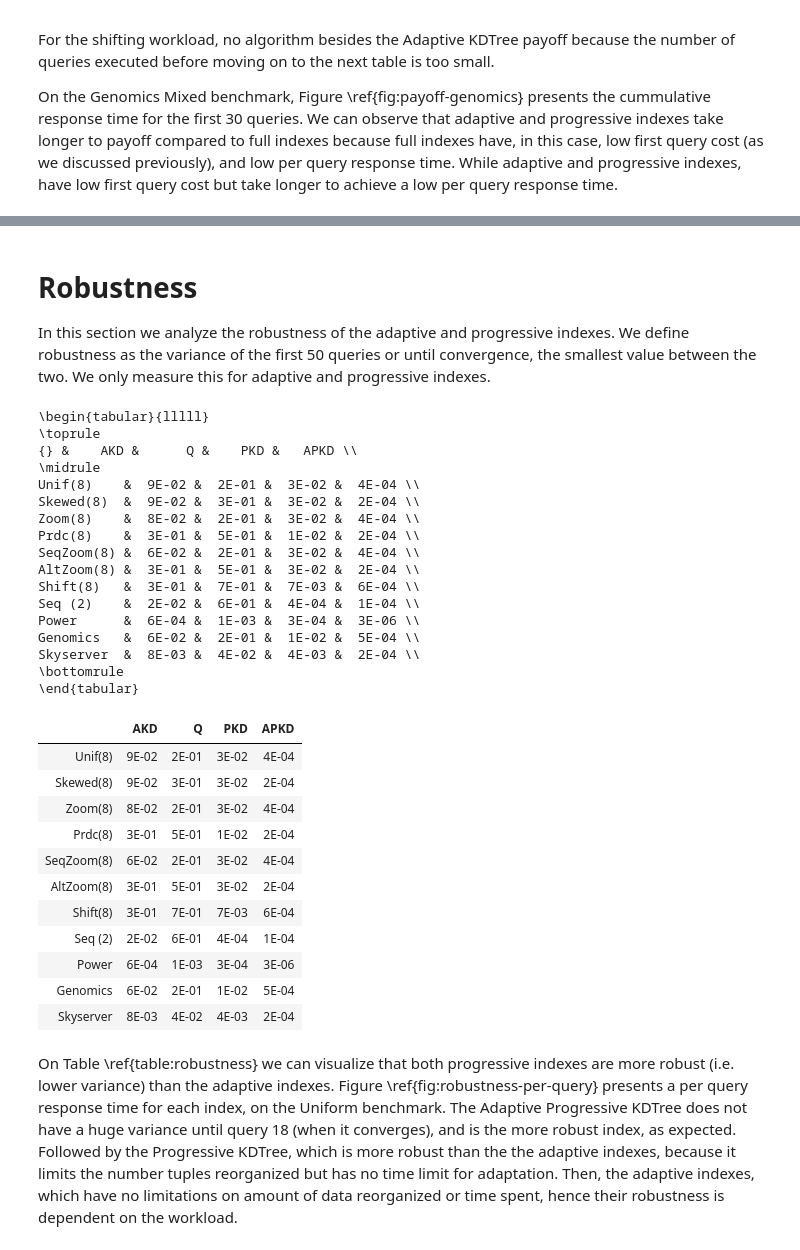
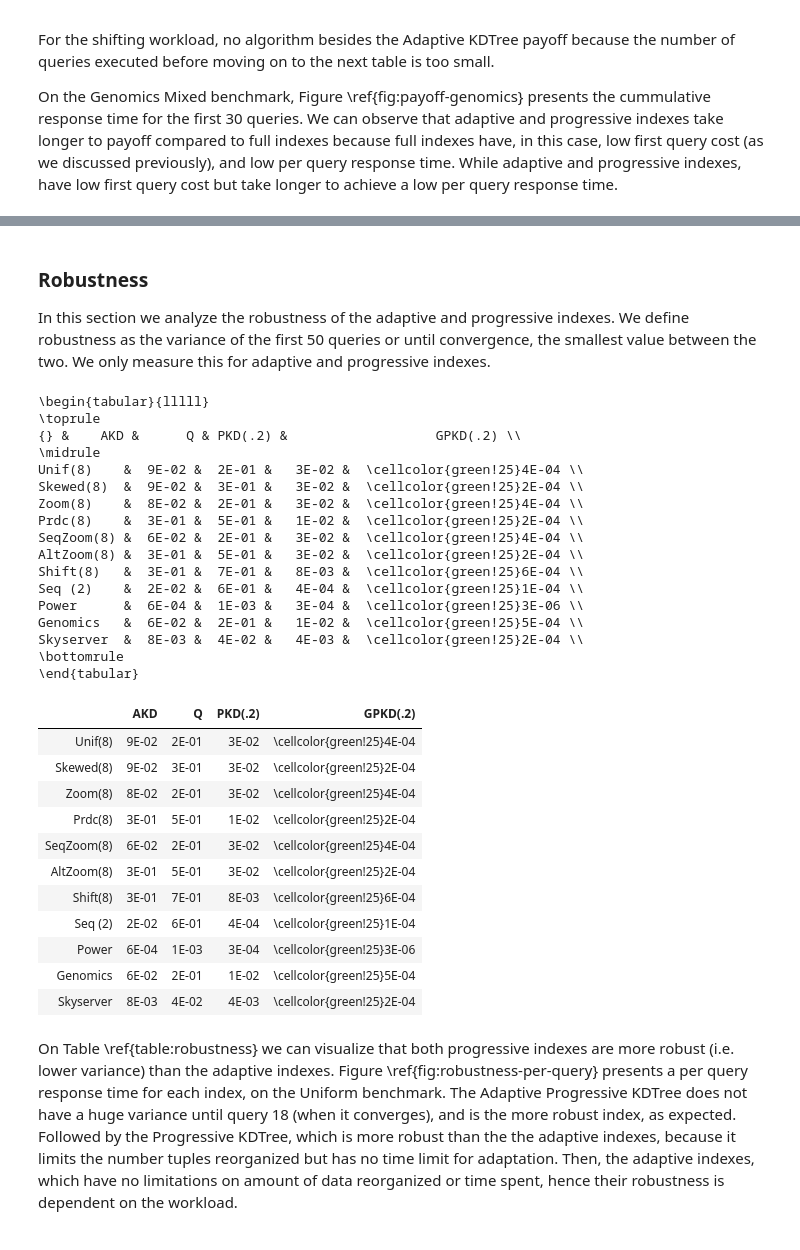
Before and after one commit to pdet/MultidimensionalAdaptiveIndexing, a Jupyter notebook: experiments/plots.ipynb, the cells around one changed output, grey strips where cells are left out. Cells and saved outputs as stored; diff of their text form; code cells hidden in the pictures.

```diff
--- a/experiments/plots.ipynb
+++ b/experiments/plots.ipynb
@@ -274,10 +296,10 @@ def get_first_query(df):
     return df['query_time'].iloc[0]
 
 def get_payoff(df, baseline):
-    p = [i for i, x in enumerate(df['query_time_cumsum'] - (baseline['query_time_cumsum']*0.95)) if x < 0]
+    p = [i for i, x in enumerate(df['query_time_cumsum'] - (baseline['query_time_cumsum'])) if x > 0]
     if len(p) == 0:
         return len(df)
-    return p[0]
+    return p[-1]
 
 def get_convergence(df, df_type=''):
     if df_type == 'full_index':
@@ -293,8 +315,8 @@ def get_robustness(df, df_type=''):
         return 0
     return np.var(df['query_time'][:min(50, get_convergence(df, df_type))])
 
-def get_total_time(df):
-    return df['query_time'].sum()
+def get_total_time(df, lower=0, upper=-1):
+    return df['query_time'][lower:upper].sum()
 # %%
 # Figures
 
@@ -1038,44 +942,44 @@ a
 # %% [output]
 [interactive output not drawn]
 # %% [markdown]
-# Robustness
+### Robustness
 In this section we analyze the robustness of the adaptive and progressive indexes. We define robustness as the variance of the first 50 queries or until convergence, the smallest value between the two. We only measure this for adaptive and progressive indexes.
 # %%
 idx = pd.IndexSlice
-a = m[['AKD', 'Q', 'PKD', 'APKD']].loc[idx[:, 'Robustness'], :]
+a = m[['AKD', 'Q', 'PKD(.2)', 'GPKD(.2)']].loc[idx[:, 'Robustness'], :]
 a = a.reset_index(level=1, drop=True)
-print(a.to_latex())
+print(pandas_to_latex(a, 'min', ignore_last=False, float_format='%.E'))
 a
 # %% [output]
 \begin{tabular}{lllll}
 \toprule
-{} &    AKD &      Q &    PKD &   APKD \\
+{} &    AKD &      Q & PKD(.2) &                   GPKD(.2) \\
 \midrule
-Unif(8)    &  9E-02 &  2E-01 &  3E-02 &  4E-04 \\
-Skewed(8)  &  9E-02 &  3E-01 &  3E-02 &  2E-04 \\
-Zoom(8)    &  8E-02 &  2E-01 &  3E-02 &  4E-04 \\
-Prdc(8)    &  3E-01 &  5E-01 &  1E-02 &  2E-04 \\
-SeqZoom(8) &  6E-02 &  2E-01 &  3E-02 &  4E-04 \\
-AltZoom(8) &  3E-01 &  5E-01 &  3E-02 &  2E-04 \\
-Shift(8)   &  3E-01 &  7E-01 &  7E-03 &  6E-04 \\
-Seq (2)    &  2E-02 &  6E-01 &  4E-04 &  1E-04 \\
-Power      &  6E-04 &  1E-03 &  3E-04 &  3E-06 \\
-Genomics   &  6E-02 &  2E-01 &  1E-02 &  5E-04 \\
-Skyserver  &  8E-03 &  4E-02 &  4E-03 &  2E-04 \\
+Unif(8)    &  9E-02 &  2E-01 &   3E-02 &  \cellcolor{green!25}4E-04 \\
+Skewed(8)  &  9E-02 &  3E-01 &   3E-02 &  \cellcolor{green!25}2E-04 \\
+Zoom(8)    &  8E-02 &  2E-01 &   3E-02 &  \cellcolor{green!25}4E-04 \\
+Prdc(8)    &  3E-01 &  5E-01 &   1E-02 &  \cellcolor{green!25}2E-04 \\
+SeqZoom(8) &  6E-02 &  2E-01 &   3E-02 &  \cellcolor{green!25}4E-04 \\
+AltZoom(8) &  3E-01 &  5E-01 &   3E-02 &  \cellcolor{green!25}2E-04 \\
+Shift(8)   &  3E-01 &  7E-01 &   8E-03 &  \cellcolor{green!25}6E-04 \\
+Seq (2)    &  2E-02 &  6E-01 &   4E-04 &  \cellcolor{green!25}1E-04 \\
+Power      &  6E-04 &  1E-03 &   3E-04 &  \cellcolor{green!25}3E-06 \\
+Genomics   &  6E-02 &  2E-01 &   1E-02 &  \cellcolor{green!25}5E-04 \\
+Skyserver  &  8E-03 &  4E-02 &   4E-03 &  \cellcolor{green!25}2E-04 \\
 \bottomrule
 \end{tabular}
-|  | AKD | Q | PKD | APKD |
-| Unif(8) | 9E-02 | 2E-01 | 3E-02 | 4E-04 |
-| Skewed(8) | 9E-02 | 3E-01 | 3E-02 | 2E-04 |
-| Zoom(8) | 8E-02 | 2E-01 | 3E-02 | 4E-04 |
-| Prdc(8) | 3E-01 | 5E-01 | 1E-02 | 2E-04 |
-| SeqZoom(8) | 6E-02 | 2E-01 | 3E-02 | 4E-04 |
-| AltZoom(8) | 3E-01 | 5E-01 | 3E-02 | 2E-04 |
-| Shift(8) | 3E-01 | 7E-01 | 7E-03 | 6E-04 |
-| Seq (2) | 2E-02 | 6E-01 | 4E-04 | 1E-04 |
-| Power | 6E-04 | 1E-03 | 3E-04 | 3E-06 |
-| Genomics | 6E-02 | 2E-01 | 1E-02 | 5E-04 |
-| Skyserver | 8E-03 | 4E-02 | 4E-03 | 2E-04 |
+|  | AKD | Q | PKD(.2) | GPKD(.2) |
+| Unif(8) | 9E-02 | 2E-01 | 3E-02 | \cellcolor{green!25}4E-04 |
+| Skewed(8) | 9E-02 | 3E-01 | 3E-02 | \cellcolor{green!25}2E-04 |
+| Zoom(8) | 8E-02 | 2E-01 | 3E-02 | \cellcolor{green!25}4E-04 |
+| Prdc(8) | 3E-01 | 5E-01 | 1E-02 | \cellcolor{green!25}2E-04 |
+| SeqZoom(8) | 6E-02 | 2E-01 | 3E-02 | \cellcolor{green!25}4E-04 |
+| AltZoom(8) | 3E-01 | 5E-01 | 3E-02 | \cellcolor{green!25}2E-04 |
+| Shift(8) | 3E-01 | 7E-01 | 8E-03 | \cellcolor{green!25}6E-04 |
+| Seq (2) | 2E-02 | 6E-01 | 4E-04 | \cellcolor{green!25}1E-04 |
+| Power | 6E-04 | 1E-03 | 3E-04 | \cellcolor{green!25}3E-06 |
+| Genomics | 6E-02 | 2E-01 | 1E-02 | \cellcolor{green!25}5E-04 |
+| Skyserver | 8E-03 | 4E-02 | 4E-03 | \cellcolor{green!25}2E-04 |
 # %% [markdown]
 On Table \ref{table:robustness} we can visualize that both progressive indexes are more robust (i.e. lower variance) than the adaptive indexes. Figure \ref{fig:robustness-per-query} presents a per query response time for each index, on the Uniform benchmark. The Adaptive Progressive KDTree does not have a huge variance until query 18 (when it converges), and is the more robust index, as expected. Followed by the Progressive KDTree, which is more robust than the the adaptive indexes, because it limits the number tuples reorganized but has no time limit for adaptation. Then, the adaptive indexes, which have no limitations on amount of data reorganized or time spent, hence their robustness is dependent on the workload.
 # %%
```
Also changed, not shown: parts of 31 cells of this notebook.
